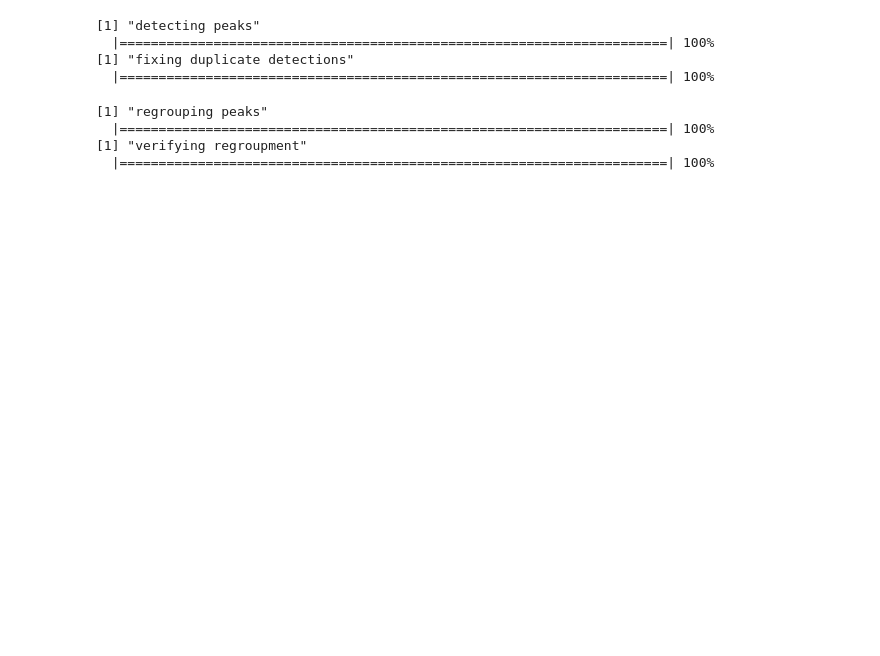
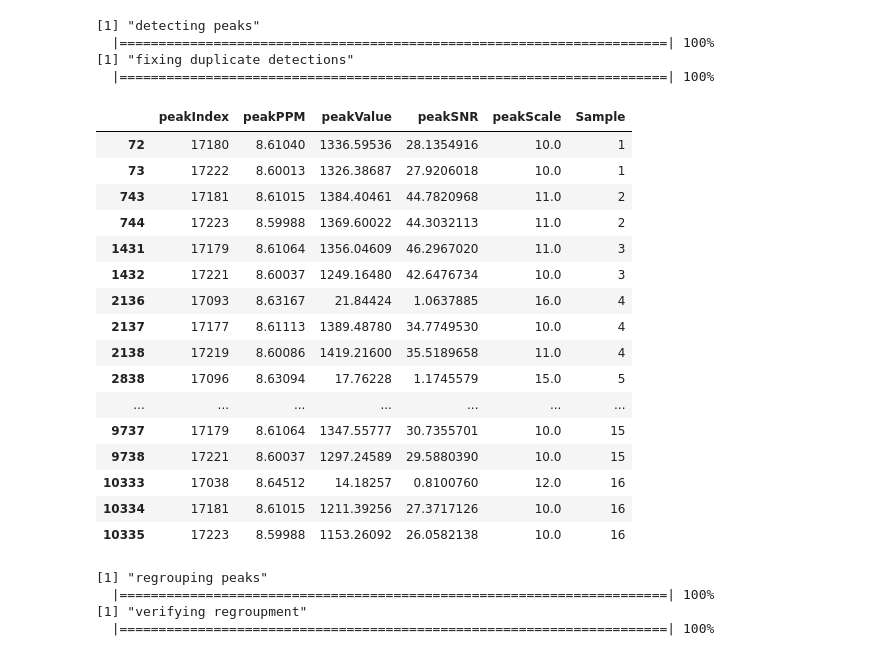
Before and after one commit to mkohram/arion, a Jupyter notebook: notebooks/arion_speaq.R.ipynb, the cells around one changed output. Drawn from its saved outputs; the diff is of its cells as text; code cells hidden in the pictures; blank space fills up the shorter version.

```diff
--- a/notebooks/arion_speaq.R.ipynb
+++ b/notebooks/arion_speaq.R.ipynb
@@ -40,6 +39,26 @@ peaks <- speaq::getWaveletPeaks(Y.spec=spectra,
   |======================================================================| 100%
 [1] "fixing duplicate detections"
   |======================================================================| 100%
+# %%
+peaks[peaks$peakPPM < 8.65 & peaks$peakPPM > 8.59,]
+# %% [output]
+|  | peakIndex | peakPPM | peakValue | peakSNR | peakScale | Sample |
+| 72 | 17180 | 8.61040 | 1336.59536 | 28.1354916 | 10.0 | 1 |
+| 73 | 17222 | 8.60013 | 1326.38687 | 27.9206018 | 10.0 | 1 |
+| 743 | 17181 | 8.61015 | 1384.40461 | 44.7820968 | 11.0 | 2 |
+| 744 | 17223 | 8.59988 | 1369.60022 | 44.3032113 | 11.0 | 2 |
+| 1431 | 17179 | 8.61064 | 1356.04609 | 46.2967020 | 11.0 | 3 |
+| 1432 | 17221 | 8.60037 | 1249.16480 | 42.6476734 | 10.0 | 3 |
+| 2136 | 17093 | 8.63167 | 21.84424 | 1.0637885 | 16.0 | 4 |
+| 2137 | 17177 | 8.61113 | 1389.48780 | 34.7749530 | 10.0 | 4 |
+| 2138 | 17219 | 8.60086 | 1419.21600 | 35.5189658 | 11.0 | 4 |
+| 2838 | 17096 | 8.63094 | 17.76228 | 1.1745579 | 15.0 | 5 |
+| ... | ... | ... | ... | ... | ... | ... |
+| 9737 | 17179 | 8.61064 | 1347.55777 | 30.7355701 | 10.0 | 15 |
+| 9738 | 17221 | 8.60037 | 1297.24589 | 29.5880390 | 10.0 | 15 |
+| 10333 | 17038 | 8.64512 | 14.18257 | 0.8100760 | 12.0 | 16 |
+| 10334 | 17181 | 8.61015 | 1211.39256 | 27.3717126 | 10.0 | 16 |
+| 10335 | 17223 | 8.59988 | 1153.26092 | 26.0582138 | 10.0 | 16 |
 # %%
 grouped <- speaq::PeakGrouper(Y.peaks = peaks,
                                    min.samp.grp = 5,
```
Also changed, not shown: parts of 8 cells of this notebook, 2 other files.
